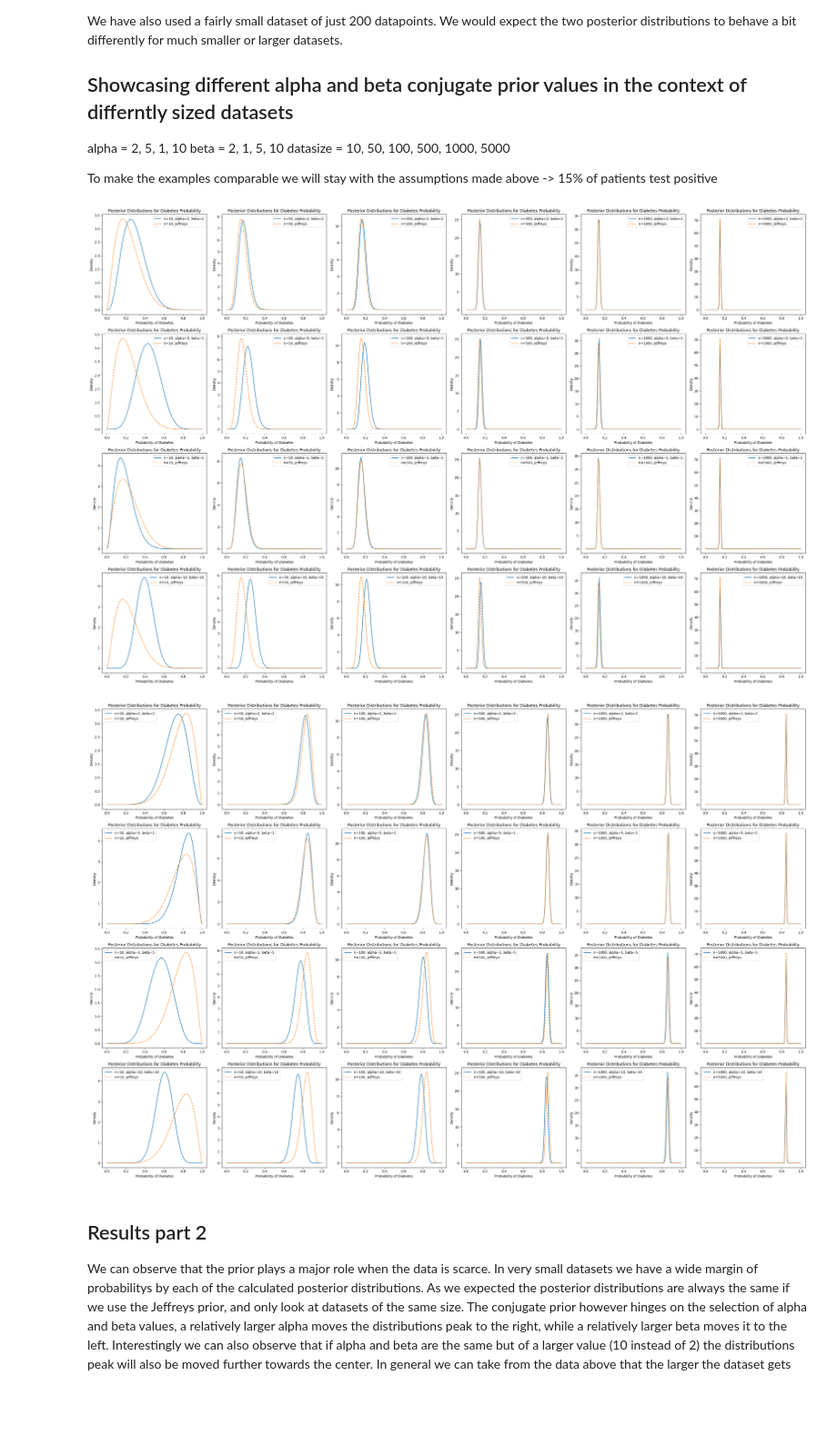
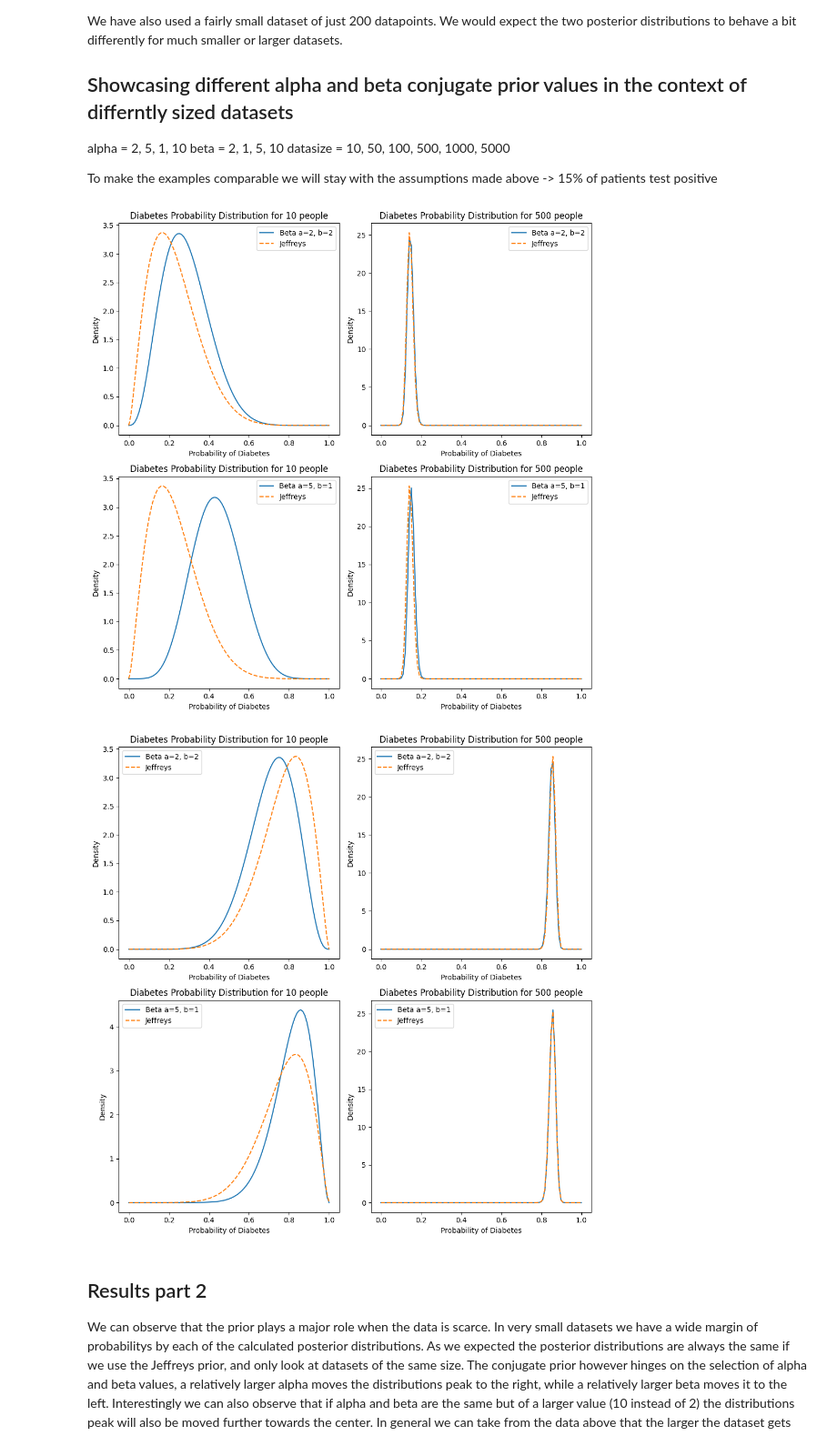
Before and after one commit to MaxiStahl1992/advanced-workbook-code, a Jupyter notebook: task1_full.ipynb, the cells around one changed output. Shown at 91% size. Cells and saved outputs as stored; diff of their text form; code cells hidden in the pictures; blank space fills up the shorter version.

```diff
--- a/task1_full.ipynb
+++ b/task1_full.ipynb
@@ -107,47 +107,47 @@ datasize = 10, 50, 100, 500, 1000, 5000
 
 To make the examples comparable we will stay with the assumptions made above -> 15% of patients test positive
 # %%
-alpha_values = [2, 5, 1, 10]
-beta_values = [2, 1, 5, 10]
-datasizes = [10, 50, 100, 500, 1000, 5000]
+alpha_values = [2, 5 ]
+beta_values = [2, 1]
+datasizes = [10, 500]
 # %%
 def plot_posteriors(alpha_values, beta_values, datasizes, probability=0.15):
     num_rows = len(alpha_values)
     num_cols = len(datasizes)
     fig, axs = plt.subplots(num_rows, num_cols, figsize=(5*num_cols, 5*num_rows))
 
     for i, (alpha_input, beta_input) in enumerate(zip(alpha_values, beta_values)):
         for j, n in enumerate(datasizes):
             np.random.seed(73)
             data = binom.rvs(n=n, p=probability, size=1)
             alpha_post = alpha_input + data
             beta_post = beta_input + n - data
             alpha_post_jeffreys = 0.5 + data
             beta_post_jeffreys = 0.5 + n - data
 
             x = np.linspace(0, 1, 100)
             posterior = beta.pdf(x, alpha_post, beta_post)
             posterior_jeffreys = beta.pdf(x, alpha_post_jeffreys, beta_post_jeffreys)
 
             if num_rows == 1 or num_cols == 1:
                 ax = axs[max(i,j)]
             else:
                 ax = axs[i, j]
 
-            ax.plot(x, posterior, label=f'n={n}, alpha={alpha_input}, beta={beta_input}')
-            ax.plot(x, posterior_jeffreys, label=f'n={n}, Jeffreys', linestyle='--')
-            ax.set_title('Posterior Distributions for Diabetes Probability')
+            ax.plot(x, posterior, label=f'Beta a={alpha_input}, b={beta_input}')
+            ax.plot(x, posterior_jeffreys, label=f'Jeffreys', linestyle='--')
+            ax.set_title(f'Diabetes Probability Distribution for {n} people')
             ax.set_xlabel('Probability of Diabetes')
             ax.set_ylabel('Density')
             ax.legend()
     plt.tight_layout()
     plt.show()
 
 plot_posteriors(alpha_values, beta_values, datasizes)
 plot_posteriors(alpha_values, beta_values, datasizes, probability=0.85)
 # %% [output]
-[figure, old version]
+[figure, new version]
-[figure, old version]
+[figure, new version]
 # %% [markdown]
 ## Results part 2
 We can observe that the prior plays a major role when the data is scarce. In very small datasets we have a wide margin of probabilitys by each of the calculated posterior distributions. As we expected the posterior distributions are always the same if we use the Jeffreys prior, and only look at datasets of the same size. The conjugate prior however hinges on the selection of alpha and beta values, a relatively larger alpha moves the distributions peak to the right, while a relatively larger beta moves it to the left. Interestingly we can also observe that if alpha and beta are the same but of a larger value (10 instead of 2) the distributions peak will also be moved further towards the center.
```
Also changed, not shown: parts of 3 cells of this notebook.
